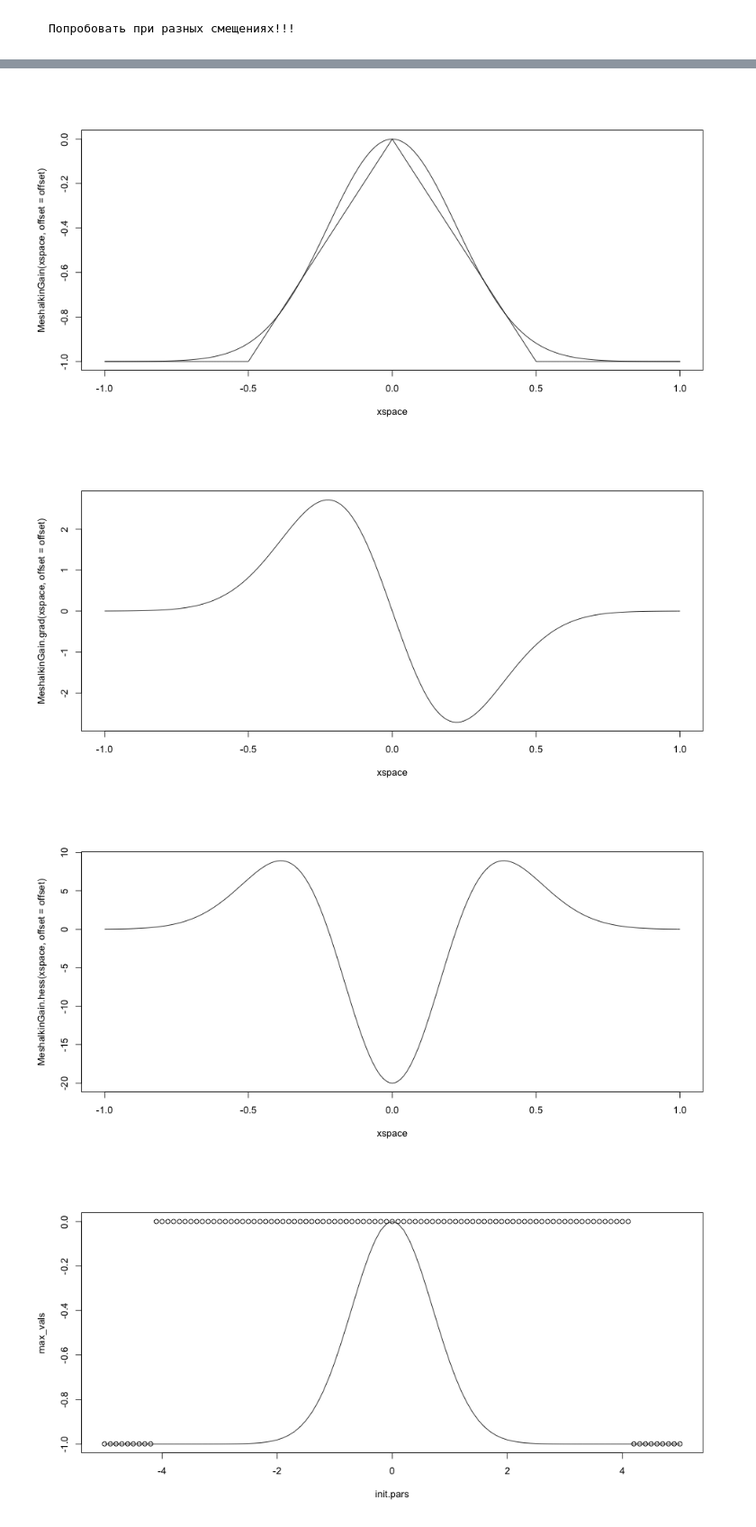
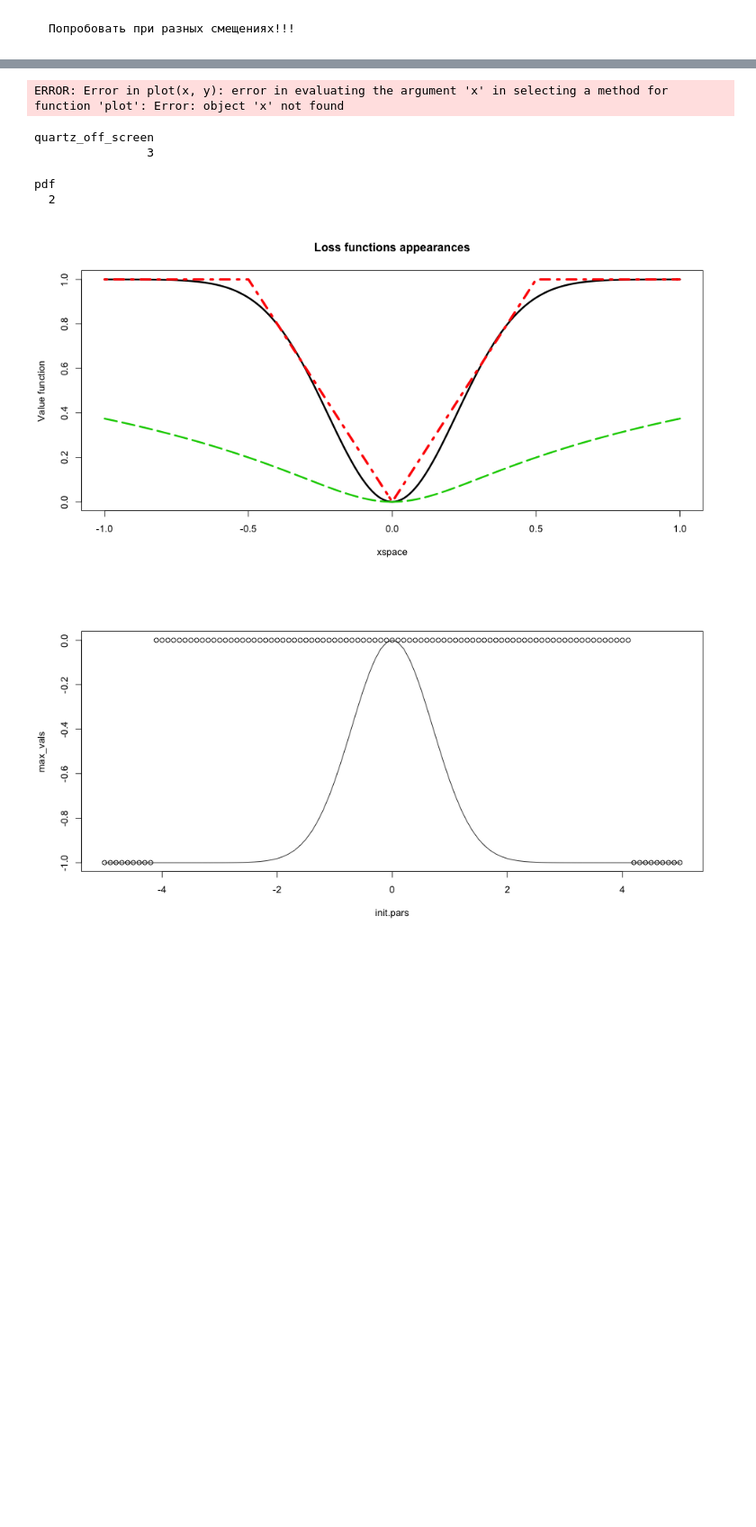
Before and after one commit to bestxolodec/DTR, a Jupyter notebook: notebooks/DifferentKernelOptimization.ipynb, the cells around one changed output, grey strips where cells are left out. Shown: that part at 90% size. Saved outputs shown, nothing was run; the diff lists cells and outputs as text; code cells hidden in the pictures; blank space fills up the shorter version.

```diff
--- a/notebooks/DifferentKernelOptimization.ipynb
+++ b/notebooks/DifferentKernelOptimization.ipynb
@@ -141,13 +149,28 @@ offset = 0.1
+# %%
+
+plot (x,y)
+
+dev.copy(jpeg,filename="plot.jpg");
+dev.off ();
+# %% [output]
+ERROR: Error in plot(x, y): error in evaluating the argument 'x' in selecting a method for function 'plot': Error: object 'x' not found
+quartz_off_screen
+                3
+pdf
+  2
 # %%
 xspace <-  seq(-1, 1, 0.01)
-plot(xspace, MeshalkinGain(xspace, offset=offset), type="l")
-lines(xspace, - TriangularLoss(xspace, offset=5 * offset), type="l")
-plot(xspace, MeshalkinGain.grad (xspace, offset=offset), type="l")
-plot(xspace, MeshalkinGain.hess(xspace, offset=offset), type="l")
+# X11 ()
+# pdf("~/yandexDisk/DIPLOMA/REPORTS/CoursePaper/imgs/loss_funcs.pdf", 12, 6)
+# dev.copy(pdf, filname="~/yandexDisk/DIPLOMA/REPORTS/CoursePaper/imgs/loss_funcs.pdf", 12, 6)
+plot(xspace, MeshalkinLoss(xspace, offset=0.5), type="l", lwd=3, main="Loss functions appearances", ylab="Value function")
+lines(xspace, TriangularLoss(xspace, offset=5 * offset), type="l", col=2, lwd=4, lty=10 )
+lines(xspace, CauchyLoss(xspace, c = offset * 3), type="l", col=3, lwd=3, lty=5 )
+# plot(xspace, MeshalkinGain.grad (xspace, offset=offset), type="l")
+# plot(xspace, MeshalkinGain.hess(xspace, offset=offset), type="l")
+# dev.off()
 # %% [output]
-[figure, old version]
+[figure, new version]
-[figure, removed]
-[figure, removed]
 # %%
 lossf <- function(u, offset=1) {
   return (1 - exp(-u**2 / offset))
```
Also changed, not shown: parts of 13 cells of this notebook, 2 other files.
